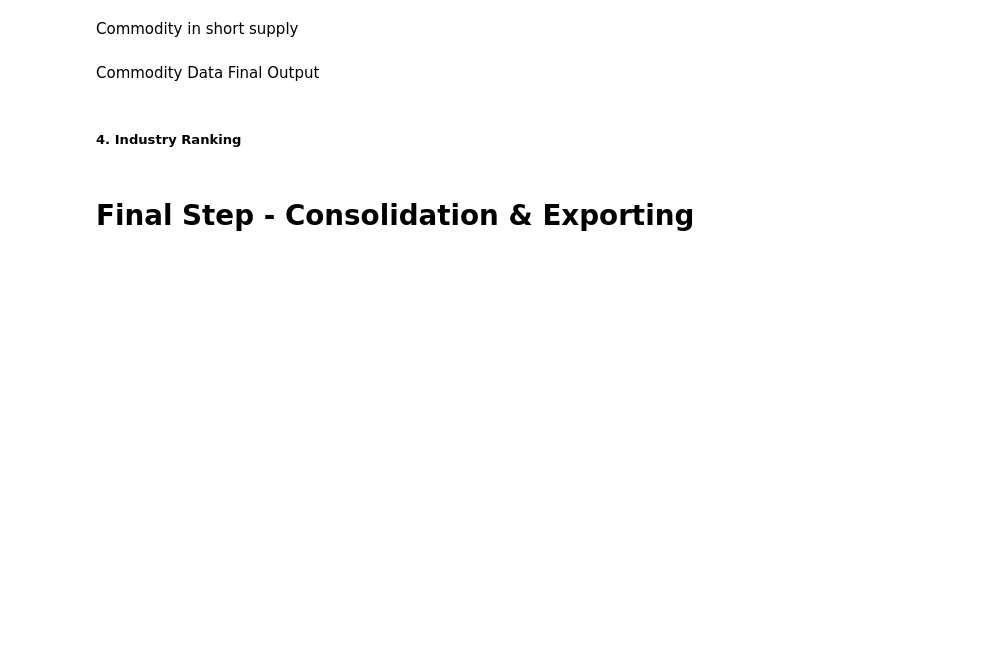
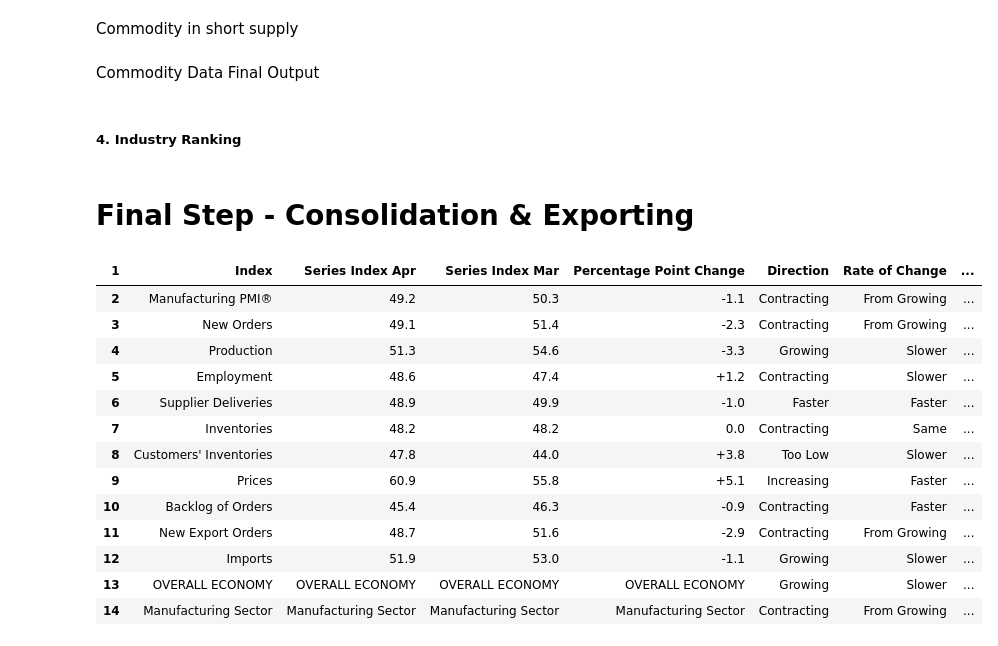
Before and after one commit to Jackylegend/python, a Jupyter notebook: ipynbs/pmi.ipynb, the cells around one changed output. Saved outputs shown, nothing was run; the diff lists cells and outputs as text; code cells hidden in the pictures; blank space fills up the shorter version.

```diff
--- a/ipynbs/pmi.ipynb
+++ b/ipynbs/pmi.ipynb
@@ -428,3 +442,20 @@ latest_industry_ranking = industry_ranking_final.dropna(subset=['Industry'])
 sector_ranking_final = pd.merge(sector_ranking, latest_industry_ranking, on=['Index', 'Industry'], how='left')
 # %% [markdown]
 # Final Step - Consolidation & Exporting  #
+# %%
+final_table
+# %% [output]
+| 1 | Index | Series Index Apr | Series Index Mar | Percentage Point Change | Direction | Rate of Change | ... |
+| 2 | Manufacturing PMI® | 49.2 | 50.3 | -1.1 | Contracting | From Growing | ... |
+| 3 | New Orders | 49.1 | 51.4 | -2.3 | Contracting | From Growing | ... |
+| 4 | Production | 51.3 | 54.6 | -3.3 | Growing | Slower | ... |
+| 5 | Employment | 48.6 | 47.4 | +1.2 | Contracting | Slower | ... |
+| 6 | Supplier Deliveries | 48.9 | 49.9 | -1.0 | Faster | Faster | ... |
+| 7 | Inventories | 48.2 | 48.2 | 0.0 | Contracting | Same | ... |
+| 8 | Customers' Inventories | 47.8 | 44.0 | +3.8 | Too Low | Slower | ... |
+| 9 | Prices | 60.9 | 55.8 | +5.1 | Increasing | Faster | ... |
+| 10 | Backlog of Orders | 45.4 | 46.3 | -0.9 | Contracting | Faster | ... |
+| 11 | New Export Orders | 48.7 | 51.6 | -2.9 | Contracting | From Growing | ... |
+| 12 | Imports | 51.9 | 53.0 | -1.1 | Growing | Slower | ... |
+| 13 | OVERALL ECONOMY | OVERALL ECONOMY | OVERALL ECONOMY | OVERALL ECONOMY | Growing | Slower | ... |
+| 14 | Manufacturing Sector | Manufacturing Sector | Manufacturing Sector | Manufacturing Sector | Contracting | From Growing | ... |
```
Also changed, not shown: parts of 25 cells of this notebook, 11 other files.
